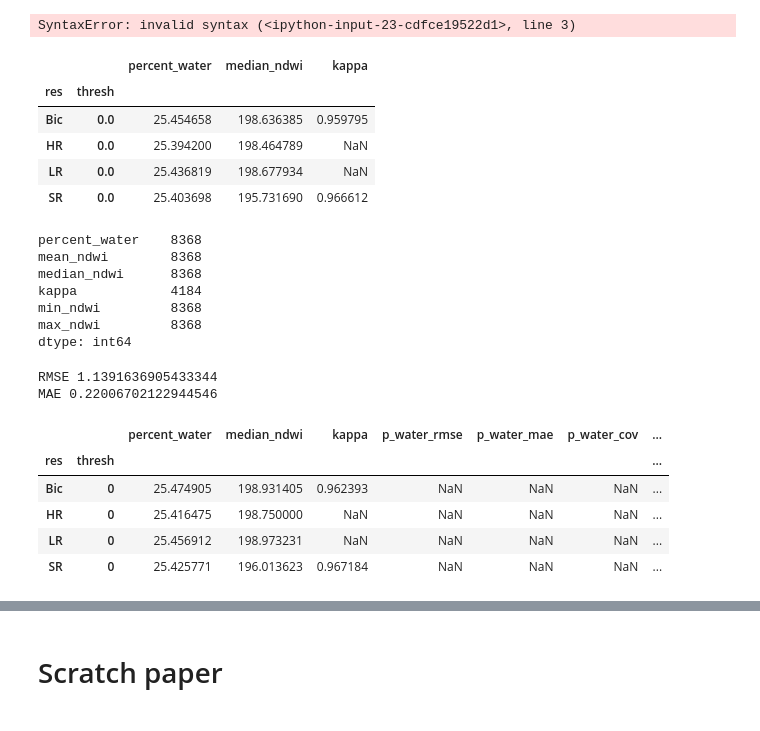
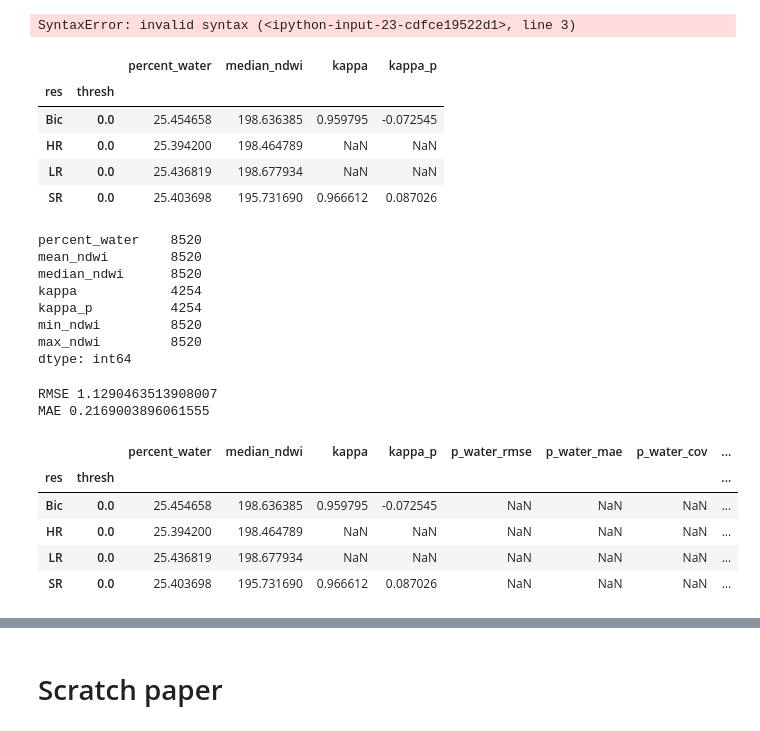
Before and after one commit to elezine/pixel-smasher, a Jupyter notebook: old_BasicSR/codes/notebooks/analysis_plots_v2.ipynb, the cells around one changed output, grey strips where cells are left out. Drawn from its saved outputs; the diff is of its cells as text; code cells hidden in the pictures.

```diff
--- a/old_BasicSR/codes/notebooks/analysis_plots_v2.ipynb
+++ b/old_BasicSR/codes/notebooks/analysis_plots_v2.ipynb
@@ -15,7 +15,7 @@ pd.options.display.max_columns = 60
 # data_pth='/mnt/g/Planet/project_data/classification_stats_x4_400000_global_valid_mod.csv'
 # data_pth='/mnt/g/Planet/project_data/classification_stats_x4_400000_shield2_hold_mod_first2k.csv'
 # data_pth='/mnt/g/Planet/project_data/classification_stats_x10_local-masked_400000_tmp_1k.csv'
-data_pth='/home/ethan_kyzivat/code/pixel-smasher/classification_stats_x10_local-masked_400000.csv'
+data_pth='/home/ethan_kyzivat/code/pixel-smasher/classification_stats_x10_local-masked_400000_save.csv'
 
 data=pd.read_csv(data_pth)
 del data['Unnamed: 0']
@@ -155,28 +155,29 @@ SyntaxError: invalid syntax (<ipython-input-23-cdfce19522d1>, line 3)
 # %%
 # cross-tabulate and looks at summary stats
 data.groupby(['res','thresh']).describe()
-group1=data[['num', 'res','thresh','percent_water','median_ndwi','kappa']].groupby(['res','thresh']).mean()
+group1=data[['num', 'res','thresh','percent_water','median_ndwi','kappa', 'kappa_p']].groupby(['res','thresh']).mean()
 del group1['num']
 group1
 # data[['res','thresh','kappa']].groupby(['res']).describe(percentiles=[0.5]) # groupby ,'thresh' as well
 # %% [output]
-|  |  | percent_water | median_ndwi | kappa |
-| res | thresh |  |  |  |
-| Bic | 0.0 | 25.454658 | 198.636385 | 0.959795 |
-| HR | 0.0 | 25.394200 | 198.464789 | NaN |
-| LR | 0.0 | 25.436819 | 198.677934 | NaN |
-| SR | 0.0 | 25.403698 | 195.731690 | 0.966612 |
+|  |  | percent_water | median_ndwi | kappa | kappa_p |
+| res | thresh |  |  |  |  |
+| Bic | 0.0 | 25.454658 | 198.636385 | 0.959795 | -0.072545 |
+| HR | 0.0 | 25.394200 | 198.464789 | NaN | NaN |
+| LR | 0.0 | 25.436819 | 198.677934 | NaN | NaN |
+| SR | 0.0 | 25.403698 | 195.731690 | 0.966612 | 0.087026 |
 # %%
 dataW1=data.set_index(['res','thresh','num',])
 del dataW1['name']
 dataW1.count()
 # %% [output]
-percent_water    8368
-mean_ndwi        8368
-median_ndwi      8368
-kappa            4184
-min_ndwi         8368
-max_ndwi         8368
+percent_water    8520
+mean_ndwi        8520
+median_ndwi      8520
+kappa            4254
+kappa_p          4254
+min_ndwi         8520
+max_ndwi         8520
 dtype: int64
 # %%
 # replicate plots from first paper - test
@@ -188,8 +189,8 @@ dataW1.loc[('HR', 0)].percent_water
 print('RMSE', (metrics.mean_squared_error(dataW1.loc[('HR', 0)].percent_water, dataW1.loc[('SR', 0)].percent_water))**0.5)
 print('MAE', metrics.mean_absolute_error(dataW1.loc[('HR', 0)].percent_water, dataW1.loc[('SR', 0)].percent_water))
 # %% [output]
-RMSE 1.1391636905433344
-MAE 0.22006702122944546
+RMSE 1.1290463513908007
+MAE 0.2169003896061555
 # %%
 group1.index.levels[1]
 group1.loc[('Bic', 0)]
@@ -199,9 +200,9 @@ group1['p_water_cov']=np.nan
 group1['p_water_mean_dev']=np.nan
 group1.head(5)
 # %% [output]
-|  |  | percent_water | median_ndwi | kappa | p_water_rmse | p_water_mae | p_water_cov | ... |
-| res | thresh |  |  |  |  |  |  | ... |
-| Bic | 0 | 25.474905 | 198.931405 | 0.962393 | NaN | NaN | NaN | ... |
-| HR | 0 | 25.416475 | 198.750000 | NaN | NaN | NaN | NaN | ... |
-| LR | 0 | 25.456912 | 198.973231 | NaN | NaN | NaN | NaN | ... |
-| SR | 0 | 25.425771 | 196.013623 | 0.967184 | NaN | NaN | NaN | ... |
+|  |  | percent_water | median_ndwi | kappa | kappa_p | p_water_rmse | p_water_mae | p_water_cov | ... |
+| res | thresh |  |  |  |  |  |  |  | ... |
+| Bic | 0.0 | 25.454658 | 198.636385 | 0.959795 | -0.072545 | NaN | NaN | NaN | ... |
+| HR | 0.0 | 25.394200 | 198.464789 | NaN | NaN | NaN | NaN | NaN | ... |
+| LR | 0.0 | 25.436819 | 198.677934 | NaN | NaN | NaN | NaN | NaN | ... |
+| SR | 0.0 | 25.403698 | 195.731690 | 0.966612 | 0.087026 | NaN | NaN | NaN | ... |
```
Also changed, not shown: parts of 6 cells of this notebook.
